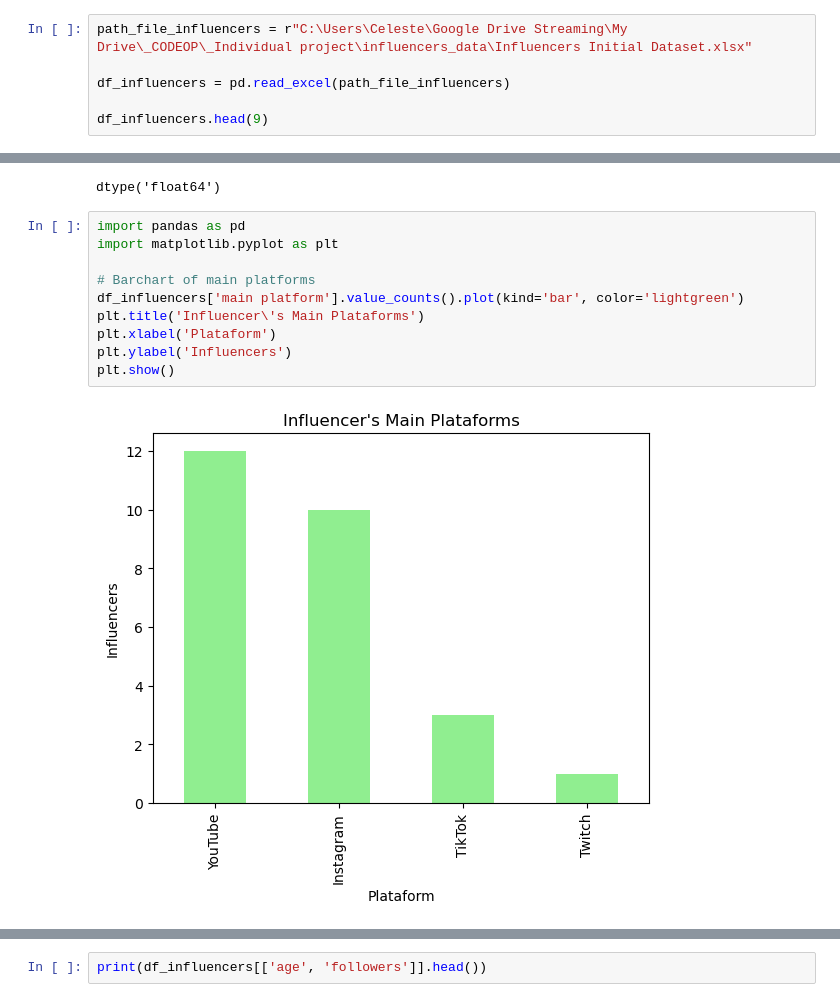
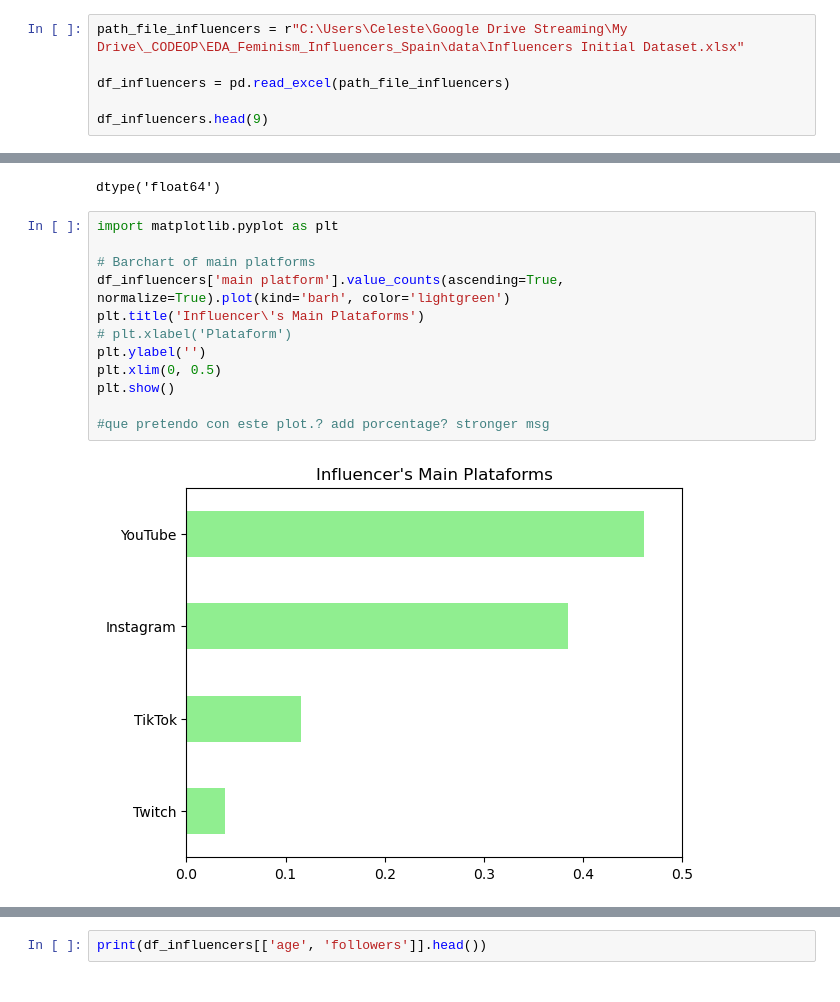
Before and after one commit to celefigs/EDA_Feminism_Influencers_Spain, a Jupyter notebook: main.ipynb, the cells around one changed output, grey strips where cells are left out. Drawn from its saved outputs; the diff is of its cells as text.

```diff
--- a/main.ipynb
+++ b/main.ipynb
@@ -14,7 +13,7 @@ import json
 # %% [markdown]
 ## Influencers initial dataset
 # %%
-path_file_influencers = r"C:\Users\Celeste\Google Drive Streaming\My Drive\_CODEOP\_Individual project\influencers_data\Influencers Initial Dataset.xlsx"
+path_file_influencers = r"C:\Users\Celeste\Google Drive Streaming\My Drive\_CODEOP\EDA_Feminism_Influencers_Spain\data\Influencers Initial Dataset.xlsx"
 
 df_influencers = pd.read_excel(path_file_influencers)
 
@@ -227,15 +238,17 @@ df_influencers['followers'].dtype
 # %% [output]
 dtype('float64')
 # %%
-import pandas as pd
 import matplotlib.pyplot as plt
 
 # Barchart of main platforms
-df_influencers['main platform'].value_counts().plot(kind='bar', color='lightgreen')
+df_influencers['main platform'].value_counts(ascending=True, normalize=True).plot(kind='barh', color='lightgreen')
 plt.title('Influencer\'s Main Plataforms')
-plt.xlabel('Plataform')
-plt.ylabel('Influencers')
+# plt.xlabel('Plataform')
+plt.ylabel('')
+plt.xlim(0, 0.5)
 plt.show()
+
+#que pretendo con este plot.? add porcentage? stronger msg
 # %% [output]
-[figure, old version]
+[figure, new version]
 # %%
```
Also changed, not shown: parts of 17 cells of this notebook, 2 other files.
